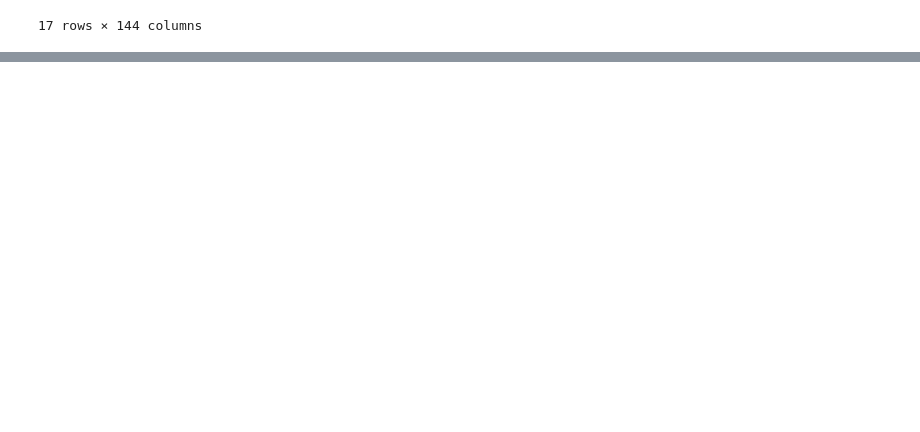
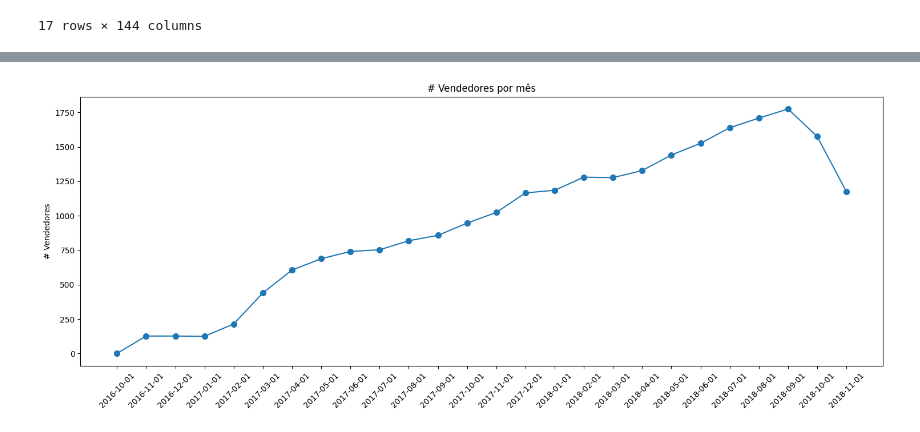
Before and after one commit to denisevitoriano/tech_challenge_fase_03, a Jupyter notebook: tech_challenge_fase_03/notebooks/03_feature_engineering.ipynb, the cells around one changed output, grey strips where cells are left out. Cells and saved outputs as stored; diff of their text form; code cells hidden in the pictures; blank space fills up the shorter version.

```diff
--- a/tech_challenge_fase_03/notebooks/03_feature_engineering.ipynb
+++ b/tech_challenge_fase_03/notebooks/03_feature_engineering.ipynb
@@ -941,3 +941,19 @@ df[mask].sort_values(by=['data'])
 | 17304 | b335c59ab742f751a85db9c411a86739 | 2018-02-01 | 0 | 0 | 0 | 0 | ... |
 | 17305 | b335c59ab742f751a85db9c411a86739 | 2018-03-01 | 0 | 0 | 0 | 0 | ... |
 17 rows × 144 columns
+# %%
+# Ficaram quantos vendedores por mês?
+df_agg= (
+    df
+    .groupby('data')
+    .agg(
+        count=('seller_id', 'count'),
+        count_unique=('seller_id', 'nunique'),
+        receita=('recbruta_total', 'sum'),
+        qtd_produto=('qtd_produto_total', 'sum'),
+    )
+    .reset_index()
+    .sort_values(by=['data'])
+)
+
+df_agg
@@ -943,0 +978,16 @@ df[mask].sort_values(by=['data'])
+# %%
+# Gráfico do número de vendores ao longo dos meses
+y = df_agg['count'].values
+x = df_agg['data'].astype(str).values
+
+plt.figure(figsize=(15,6))
+plt.plot(x, y)
+plt.scatter(x, y, s=50)
+plt.xlabel('')
+plt.ylabel('# Vendedores')
+plt.title('# Vendedores por mês')
+plt.xticks(rotation=45)
+plt.tight_layout()
+plt.show()
+# %% [output]
+[figure, added]
```
Also changed, not shown: parts of 5 cells of this notebook.
